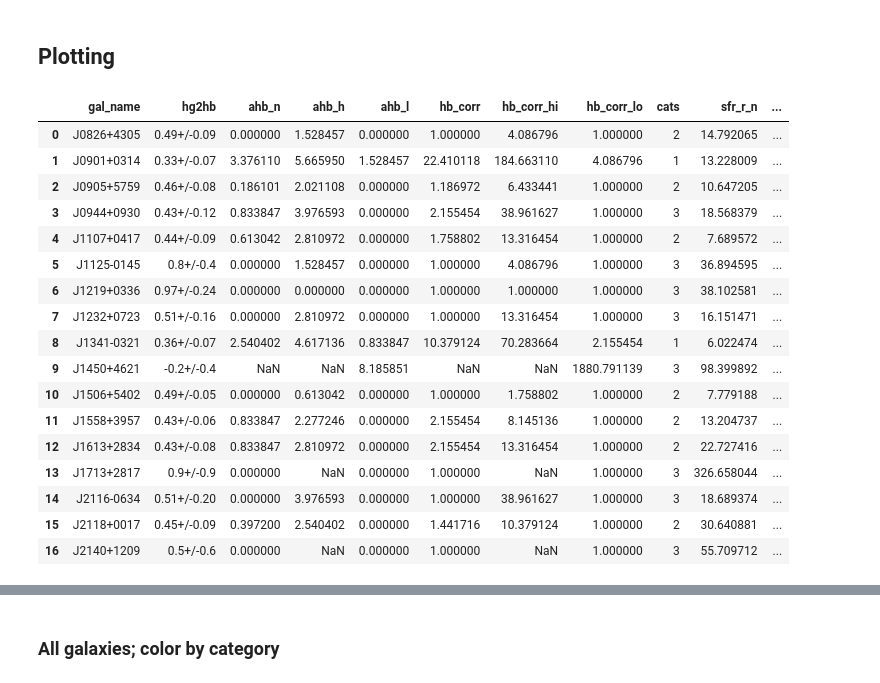
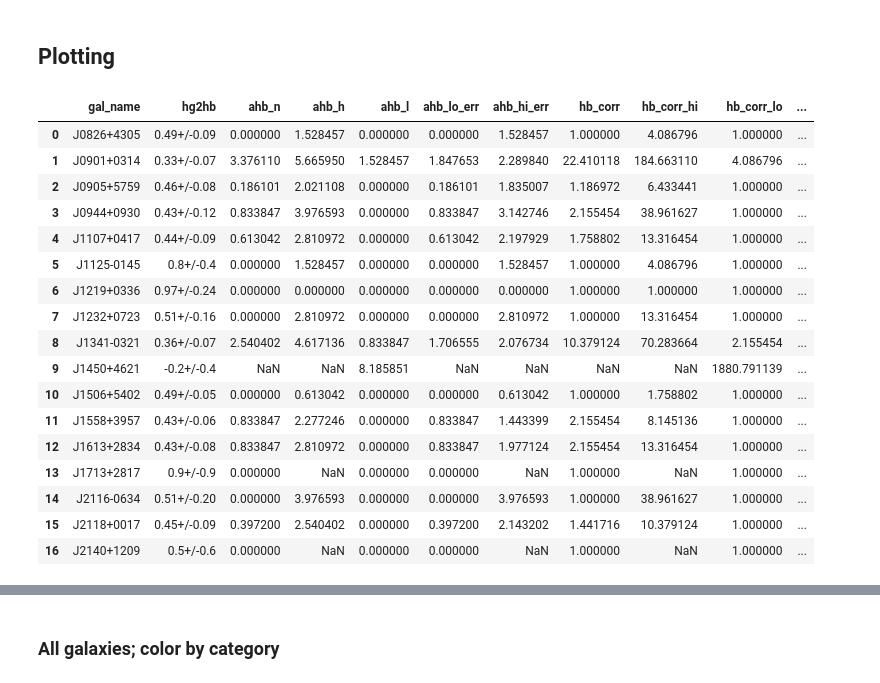
Before and after one commit to aleksds/bates_galaxies_lab, a Jupyter notebook: hires/cb_thesis.ipynb, the cells around one changed output, grey strips where cells are left out. Cells and saved outputs as stored; diff of their text form; code cells hidden in the pictures.

```diff
--- a/hires/cb_thesis.ipynb
+++ b/hires/cb_thesis.ipynb
@@ -69,0 +70,21 @@ plt.plot(x, y)
+# %%
+def atten(r):
+    return (-2.5 / (4.60 - 5.12)) * np.log10(0.469 / r) * 4.60
+
+def dustc(a):
+    return (10.**(a/2.5))
+
+fig = plt.figure(figsize=(17,8))
+
+ax = fig.add_subplot(121)
+x = np.linspace(0.3,0.469,200)
+at = atten(x)
+ax.plot(x, at)
+
+ax1 = fig.add_subplot(122)
+x2 = np.linspace(min(at), max(at), 200)
+#x2 = np.linspace(0.001, 10, 200)
+du = dustc(x2)
+ax1.loglog()
+ax1.scatter(x2, du, s=1)
+ax1.plot(x2, np.gradient(du))
@@ -97,6 +123,8 @@ dustcorr_df = cb_gals[['gal_name', 'hg2hb']].copy()
 dustcorr_df['ahb_n'] = np.array([attenuate(r.n) for r in cb_gals.hg2hb])
 dustcorr_df['ahb_h'] = np.array([attenuate(r.n-(r.s)) for r in cb_gals.hg2hb])
 dustcorr_df['ahb_l'] = np.array([attenuate(r.n+(r.s)) for r in cb_gals.hg2hb])
+dustcorr_df['ahb_lo_err'] = dustcorr_df.ahb_n-dustcorr_df.ahb_l
+dustcorr_df['ahb_hi_err'] = dustcorr_df.ahb_h-dustcorr_df.ahb_n
 # Dust correction values
 dustcorr_df['hb_corr'] = 10.**(dustcorr_df.ahb_n/2.5)
 dustcorr_df['hb_corr_hi'] = 10.**(dustcorr_df.ahb_h/2.5)
@@ -156,28 +184,30 @@ SFR_ratio_s = np.array([x.s for x in SFR_ratio])
 # %%
 dustcorr_df['sfr_r_n'] = SFR_ratio_n
 dustcorr_df['sfr_r_s'] = SFR_ratio_s
 dustcorr_df['hb_corr'] = dustcorr_df.hb_corr
 dustcorr_df['hb_lo_err'] = dustcorr_df.hb_corr-dustcorr_df.hb_corr_lo
 dustcorr_df['hb_hi_err'] = dustcorr_df.hb_corr_hi-dustcorr_df.hb_corr
 dustcorr_df['swept_up'] = cb_gals.swept_up.replace(np.nan, 'n/a')
+dustcorr_df.swept_up = cb_gals.swept_up
+dustcorr_df.swept_up = dustcorr_df.swept_up.apply(lambda x: 'Swept Up Shell' if x == 1 else 'Diluted Shell')
 
 dustcorr_df
 # %% [output]
-|  | gal_name | hg2hb | ahb_n | ahb_h | ahb_l | hb_corr | hb_corr_hi | hb_corr_lo | cats | sfr_r_n | ... |
-| 0 | J0826+4305 | 0.49+/-0.09 | 0.000000 | 1.528457 | 0.000000 | 1.000000 | 4.086796 | 1.000000 | 2 | 14.792065 | ... |
-| 1 | J0901+0314 | 0.33+/-0.07 | 3.376110 | 5.665950 | 1.528457 | 22.410118 | 184.663110 | 4.086796 | 1 | 13.228009 | ... |
-| 2 | J0905+5759 | 0.46+/-0.08 | 0.186101 | 2.021108 | 0.000000 | 1.186972 | 6.433441 | 1.000000 | 2 | 10.647205 | ... |
-| 3 | J0944+0930 | 0.43+/-0.12 | 0.833847 | 3.976593 | 0.000000 | 2.155454 | 38.961627 | 1.000000 | 3 | 18.568379 | ... |
-| 4 | J1107+0417 | 0.44+/-0.09 | 0.613042 | 2.810972 | 0.000000 | 1.758802 | 13.316454 | 1.000000 | 2 | 7.689572 | ... |
-| 5 | J1125-0145 | 0.8+/-0.4 | 0.000000 | 1.528457 | 0.000000 | 1.000000 | 4.086796 | 1.000000 | 3 | 36.894595 | ... |
-| 6 | J1219+0336 | 0.97+/-0.24 | 0.000000 | 0.000000 | 0.000000 | 1.000000 | 1.000000 | 1.000000 | 3 | 38.102581 | ... |
-| 7 | J1232+0723 | 0.51+/-0.16 | 0.000000 | 2.810972 | 0.000000 | 1.000000 | 13.316454 | 1.000000 | 3 | 16.151471 | ... |
-| 8 | J1341-0321 | 0.36+/-0.07 | 2.540402 | 4.617136 | 0.833847 | 10.379124 | 70.283664 | 2.155454 | 1 | 6.022474 | ... |
-| 9 | J1450+4621 | -0.2+/-0.4 | NaN | NaN | 8.185851 | NaN | NaN | 1880.791139 | 3 | 98.399892 | ... |
-| 10 | J1506+5402 | 0.49+/-0.05 | 0.000000 | 0.613042 | 0.000000 | 1.000000 | 1.758802 | 1.000000 | 2 | 7.779188 | ... |
-| 11 | J1558+3957 | 0.43+/-0.06 | 0.833847 | 2.277246 | 0.000000 | 2.155454 | 8.145136 | 1.000000 | 2 | 13.204737 | ... |
-| 12 | J1613+2834 | 0.43+/-0.08 | 0.833847 | 2.810972 | 0.000000 | 2.155454 | 13.316454 | 1.000000 | 2 | 22.727416 | ... |
-| 13 | J1713+2817 | 0.9+/-0.9 | 0.000000 | NaN | 0.000000 | 1.000000 | NaN | 1.000000 | 3 | 326.658044 | ... |
-| 14 | J2116-0634 | 0.51+/-0.20 | 0.000000 | 3.976593 | 0.000000 | 1.000000 | 38.961627 | 1.000000 | 3 | 18.689374 | ... |
-| 15 | J2118+0017 | 0.45+/-0.09 | 0.397200 | 2.540402 | 0.000000 | 1.441716 | 10.379124 | 1.000000 | 2 | 30.640881 | ... |
-| 16 | J2140+1209 | 0.5+/-0.6 | 0.000000 | NaN | 0.000000 | 1.000000 | NaN | 1.000000 | 3 | 55.709712 | ... |
+|  | gal_name | hg2hb | ahb_n | ahb_h | ahb_l | ahb_lo_err | ahb_hi_err | hb_corr | hb_corr_hi | hb_corr_lo | ... |
+| 0 | J0826+4305 | 0.49+/-0.09 | 0.000000 | 1.528457 | 0.000000 | 0.000000 | 1.528457 | 1.000000 | 4.086796 | 1.000000 | ... |
+| 1 | J0901+0314 | 0.33+/-0.07 | 3.376110 | 5.665950 | 1.528457 | 1.847653 | 2.289840 | 22.410118 | 184.663110 | 4.086796 | ... |
+| 2 | J0905+5759 | 0.46+/-0.08 | 0.186101 | 2.021108 | 0.000000 | 0.186101 | 1.835007 | 1.186972 | 6.433441 | 1.000000 | ... |
+| 3 | J0944+0930 | 0.43+/-0.12 | 0.833847 | 3.976593 | 0.000000 | 0.833847 | 3.142746 | 2.155454 | 38.961627 | 1.000000 | ... |
+| 4 | J1107+0417 | 0.44+/-0.09 | 0.613042 | 2.810972 | 0.000000 | 0.613042 | 2.197929 | 1.758802 | 13.316454 | 1.000000 | ... |
+| 5 | J1125-0145 | 0.8+/-0.4 | 0.000000 | 1.528457 | 0.000000 | 0.000000 | 1.528457 | 1.000000 | 4.086796 | 1.000000 | ... |
+| 6 | J1219+0336 | 0.97+/-0.24 | 0.000000 | 0.000000 | 0.000000 | 0.000000 | 0.000000 | 1.000000 | 1.000000 | 1.000000 | ... |
+| 7 | J1232+0723 | 0.51+/-0.16 | 0.000000 | 2.810972 | 0.000000 | 0.000000 | 2.810972 | 1.000000 | 13.316454 | 1.000000 | ... |
+| 8 | J1341-0321 | 0.36+/-0.07 | 2.540402 | 4.617136 | 0.833847 | 1.706555 | 2.076734 | 10.379124 | 70.283664 | 2.155454 | ... |
+| 9 | J1450+4621 | -0.2+/-0.4 | NaN | NaN | 8.185851 | NaN | NaN | NaN | NaN | 1880.791139 | ... |
+| 10 | J1506+5402 | 0.49+/-0.05 | 0.000000 | 0.613042 | 0.000000 | 0.000000 | 0.613042 | 1.000000 | 1.758802 | 1.000000 | ... |
+| 11 | J1558+3957 | 0.43+/-0.06 | 0.833847 | 2.277246 | 0.000000 | 0.833847 | 1.443399 | 2.155454 | 8.145136 | 1.000000 | ... |
+| 12 | J1613+2834 | 0.43+/-0.08 | 0.833847 | 2.810972 | 0.000000 | 0.833847 | 1.977124 | 2.155454 | 13.316454 | 1.000000 | ... |
+| 13 | J1713+2817 | 0.9+/-0.9 | 0.000000 | NaN | 0.000000 | 0.000000 | NaN | 1.000000 | NaN | 1.000000 | ... |
+| 14 | J2116-0634 | 0.51+/-0.20 | 0.000000 | 3.976593 | 0.000000 | 0.000000 | 3.976593 | 1.000000 | 38.961627 | 1.000000 | ... |
+| 15 | J2118+0017 | 0.45+/-0.09 | 0.397200 | 2.540402 | 0.000000 | 0.397200 | 2.143202 | 1.441716 | 10.379124 | 1.000000 | ... |
+| 16 | J2140+1209 | 0.5+/-0.6 | 0.000000 | NaN | 0.000000 | 0.000000 | NaN | 1.000000 | NaN | 1.000000 | ... |
```
Also changed, not shown: parts of 12 cells of this notebook.
